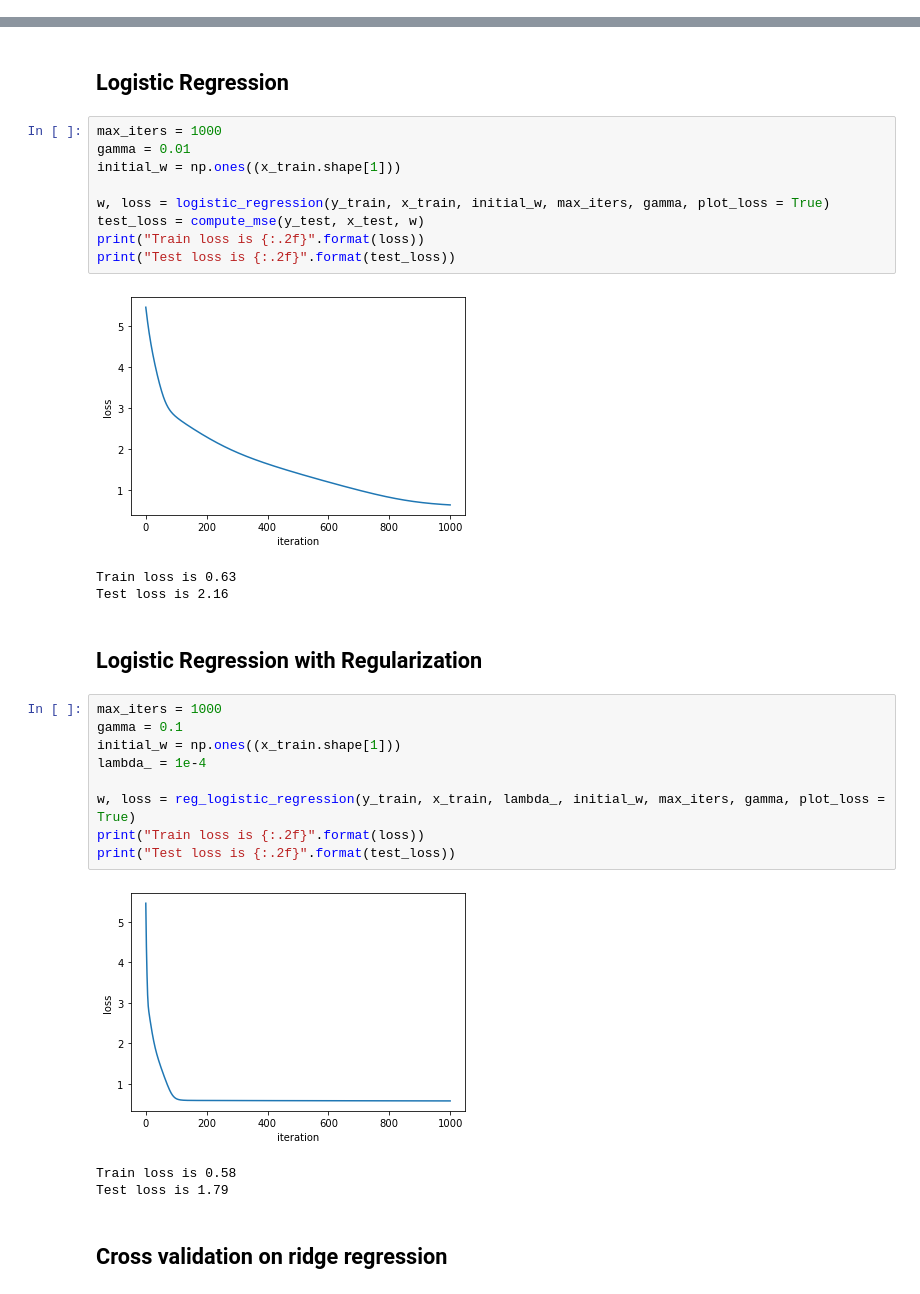
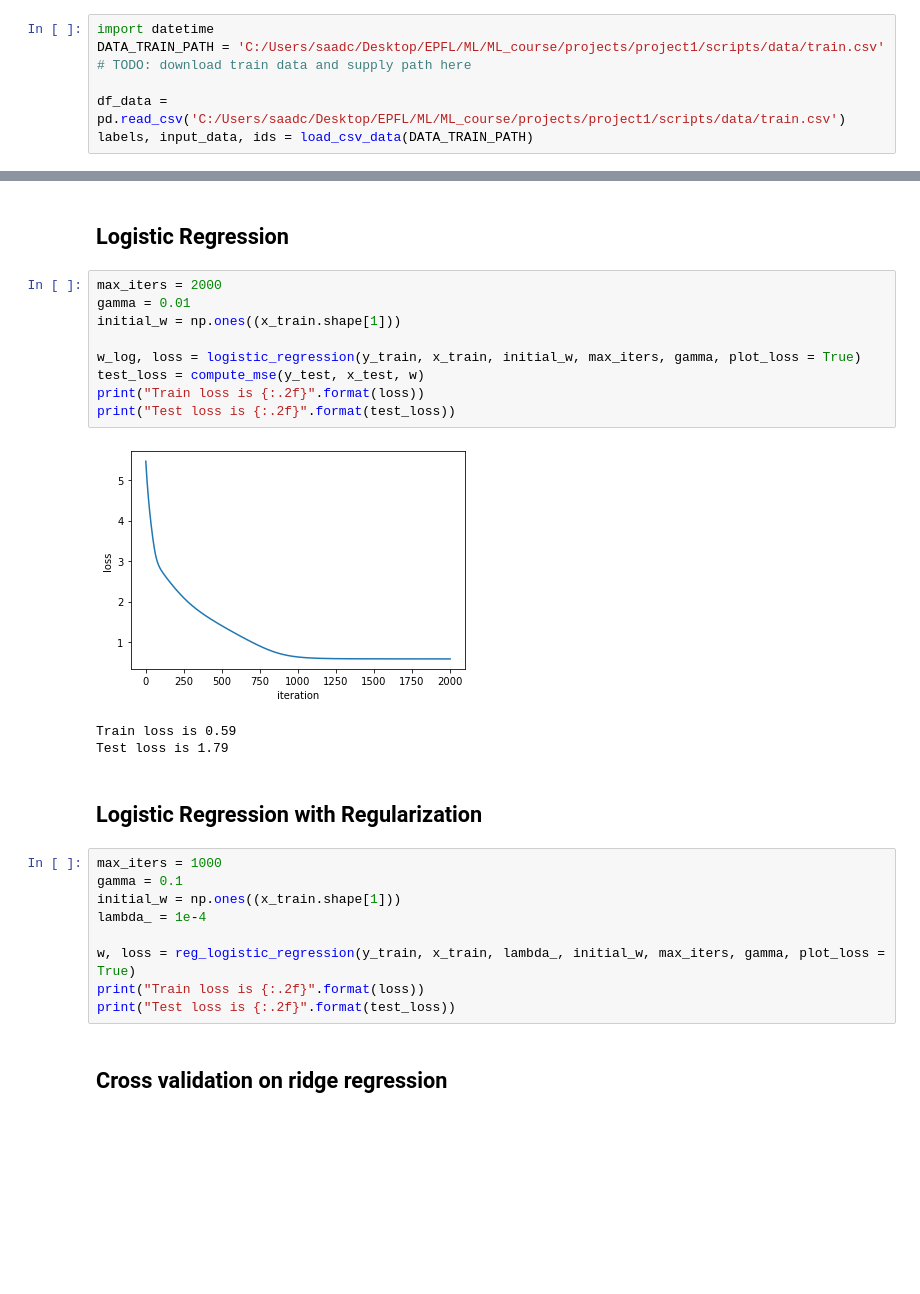
Before and after one commit to SonyaBlinova/ml-project-1-SES, a Jupyter notebook: project1.ipynb, the cells around one changed output, grey strips where cells are left out. Saved outputs shown, nothing was run; the diff lists cells and outputs as text; blank space fills up the shorter version.

```diff
--- a/project1.ipynb
+++ b/project1.ipynb
@@ -19,3 +20,9 @@ labels, input_data, ids = load_csv_data(DATA_TRAIN_PATH)
+# %%
+import datetime
+DATA_TRAIN_PATH = 'C:/Users/saadc/Desktop/EPFL/ML/ML_course/projects/project1/scripts/data/train.csv' # TODO: download train data and supply path here
+
+df_data = pd.read_csv('C:/Users/saadc/Desktop/EPFL/ML/ML_course/projects/project1/scripts/data/train.csv')
+labels, input_data, ids = load_csv_data(DATA_TRAIN_PATH)
 # %%
 # standardize the data :
 x, mean_x, std_x = standardize(input_data)
@@ -150,18 +215,18 @@ Test loss is 0.34
 # %% [markdown]
 ## Logistic Regression
 # %%
-max_iters = 1000
+max_iters = 2000
 gamma = 0.01
 initial_w = np.ones((x_train.shape[1]))
 
-w, loss = logistic_regression(y_train, x_train, initial_w, max_iters, gamma, plot_loss = True)
+w_log, loss = logistic_regression(y_train, x_train, initial_w, max_iters, gamma, plot_loss = True)
 test_loss = compute_mse(y_test, x_test, w)
 print("Train loss is {:.2f}".format(loss))
 print("Test loss is {:.2f}".format(test_loss))
 # %% [output]
-[figure, old version]
+[figure, new version]
-Train loss is 0.63
-Test loss is 2.16
+Train loss is 0.59
+Test loss is 1.79
 # %% [markdown]
 ## Logistic Regression with Regularization
 # %%
@@ -173,10 +238,6 @@ lambda_ = 1e-4
 w, loss = reg_logistic_regression(y_train, x_train, lambda_, initial_w, max_iters, gamma, plot_loss = True)
 print("Train loss is {:.2f}".format(loss))
 print("Test loss is {:.2f}".format(test_loss))
-# %% [output]
-[figure, removed]
-Train loss is 0.58
-Test loss is 1.79
 # %% [markdown]
 ## Cross validation on ridge regression
 # %%
```
Also changed, not shown: parts of 15 cells of this notebook, 1 other file.
